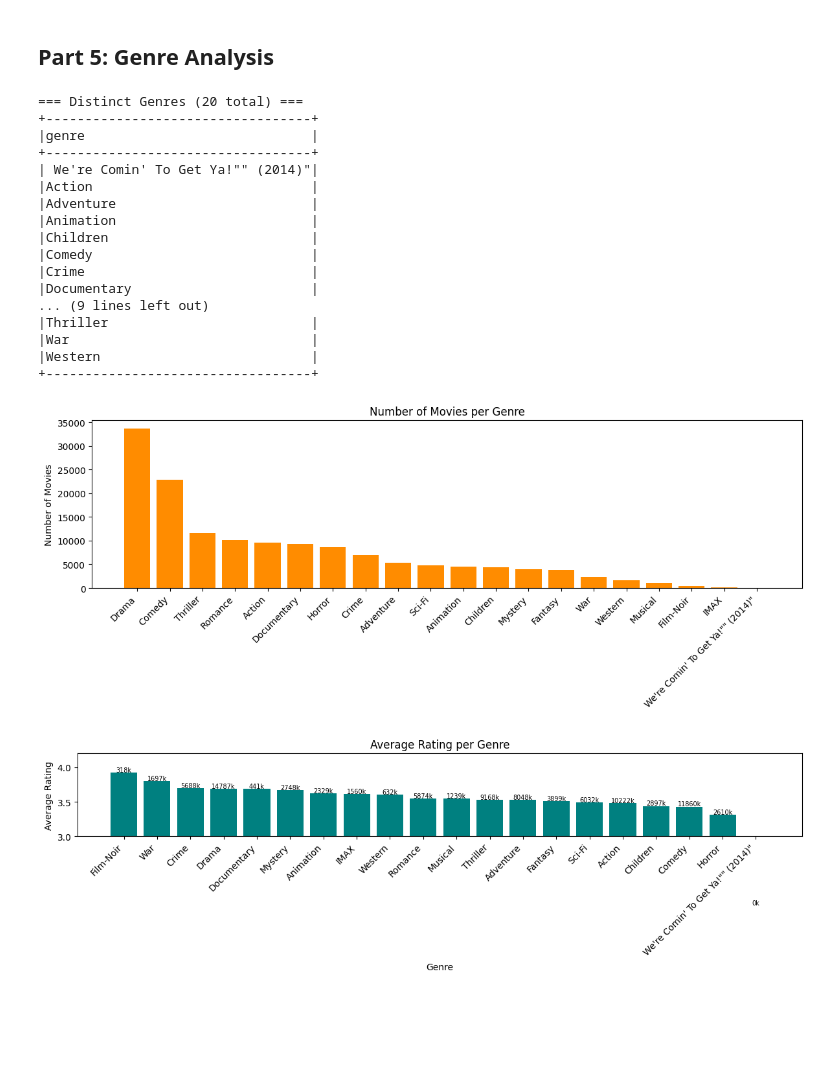
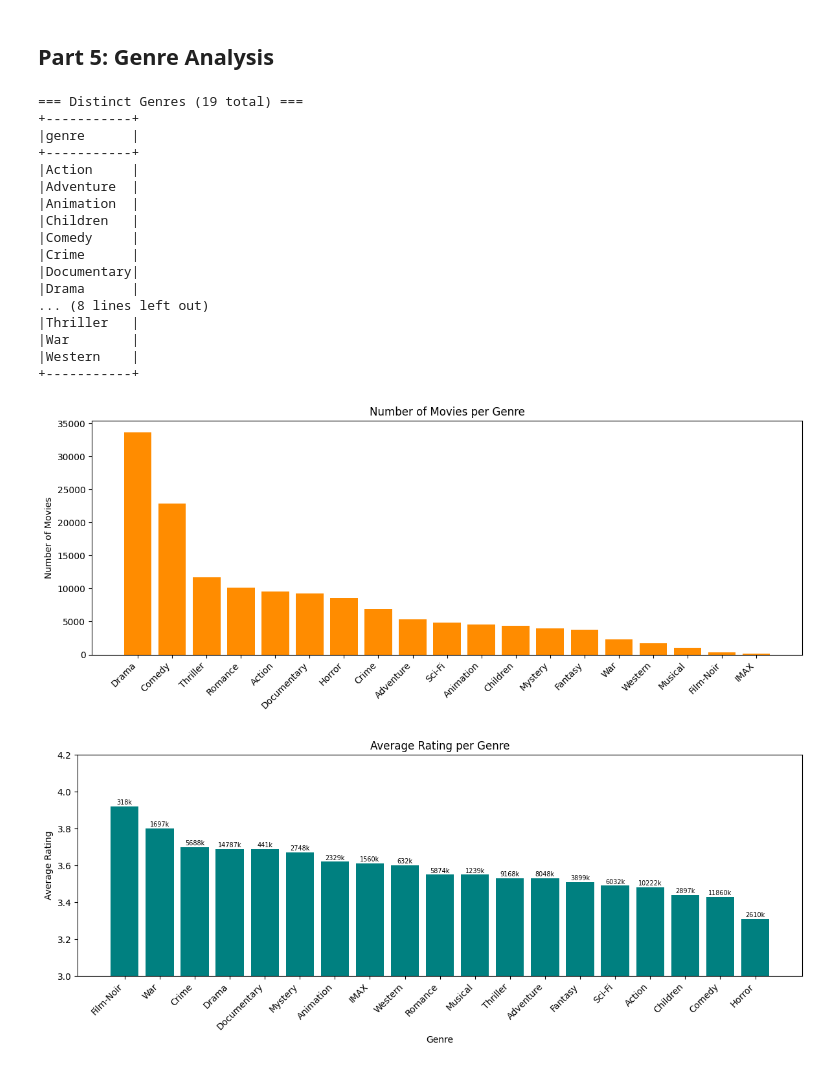
Before and after one commit to alexpanayi474/DSC511-MovieLens-Project, a Jupyter notebook: DSC_511_MovieLens.ipynb, the cells around one changed output. Cells and saved outputs as stored; diff of their text form; code cells hidden in the pictures; blank space fills up the shorter version.

Commit message:
Corrected eda parts(removed invalid genre row and added some comments)

```diff
--- a/DSC_511_MovieLens.ipynb
+++ b/DSC_511_MovieLens.ipynb
@@ -197,0 +243,15 @@ movies_ratings_merged.groupBy("rating").count().orderBy("rating").show()
+# %%
+# removing the row with the genre that is a title
+bad_id = movies_df.filter(col("genres").contains("We're Comin'")).select("movieId").first()[0]
+
+print("Corrupted movieId:", bad_id)
+
+# Drop from all 3 dataframes
+movies_df             = movies_df.filter(col("movieId") != bad_id)
+ratings_df            = ratings_df.filter(col("movieId") != bad_id)
+movies_ratings_merged = movies_ratings_merged.filter(col("movieId") != bad_id)
+
+
+print("movies_df rows:", movies_df.count())
+print("ratings_df rows:", ratings_df.count())
+print("movies_ratings_merged rows:", movies_ratings_merged.count())
@@ -401,50 +471,50 @@ plt.xticks(rotation=45, ha="right")
 plt.title("Number of Movies per Genre")
 plt.ylabel("Number of Movies")
 plt.tight_layout()
 plt.show()
 
 # 6c — Average rating per genre (join with ratings)
 genre_ratings = (movies_ratings_merged
     .withColumn("genre", explode(split(col("genres"), "\\|")))
     .filter(col("genre") != "(no genres listed)")
     .groupBy("genre")
     .agg(
-        spark_round(avg("rating"), 2).alias("avg_rating"),
+        round(avg("rating"), 2).alias("avg_rating"),
         count("rating").alias("num_ratings")
     )
     .orderBy(desc("avg_rating"))
     .toPandas()
 )
 
 fig, ax = plt.subplots(figsize=(12, 5))
 bars = ax.bar(genre_ratings["genre"], genre_ratings["avg_rating"], color="teal")
 ax.set_ylim(3, 4.2)
 ax.set_xlabel("Genre")
 ax.set_ylabel("Average Rating")
 ax.set_title("Average Rating per Genre")
 plt.xticks(rotation=45, ha="right")
 for bar, n in zip(bars, genre_ratings["num_ratings"]):
     ax.text(bar.get_x() + bar.get_width()/2, bar.get_height() + 0.01,
             f"{n//1000}k", ha="center", fontsize=7)
 plt.tight_layout()
 plt.show()
 # %% [output]
-=== Distinct Genres (20 total) ===
-+----------------------------------+
-|genre                             |
-+----------------------------------+
-| We're Comin' To Get Ya!"" (2014)"|
-|Action                            |
-|Adventure                         |
-|Animation                         |
-|Children                          |
-|Comedy                            |
-|Crime                             |
-|Documentary                       |
-... (9 lines left out)
-|Thriller                          |
-|War                               |
-|Western                           |
-+----------------------------------+
+=== Distinct Genres (19 total) ===
++-----------+
+|genre      |
++-----------+
+|Action     |
+|Adventure  |
+|Animation  |
+|Children   |
+|Comedy     |
+|Crime      |
+|Documentary|
+|Drama      |
+... (8 lines left out)
+|Thriller   |
+|War        |
+|Western    |
++-----------+
-[figure, old version]
+[figure, new version]
-[figure, old version]
+[figure, new version]
```
Also changed, not shown: parts of 9 cells of this notebook.
